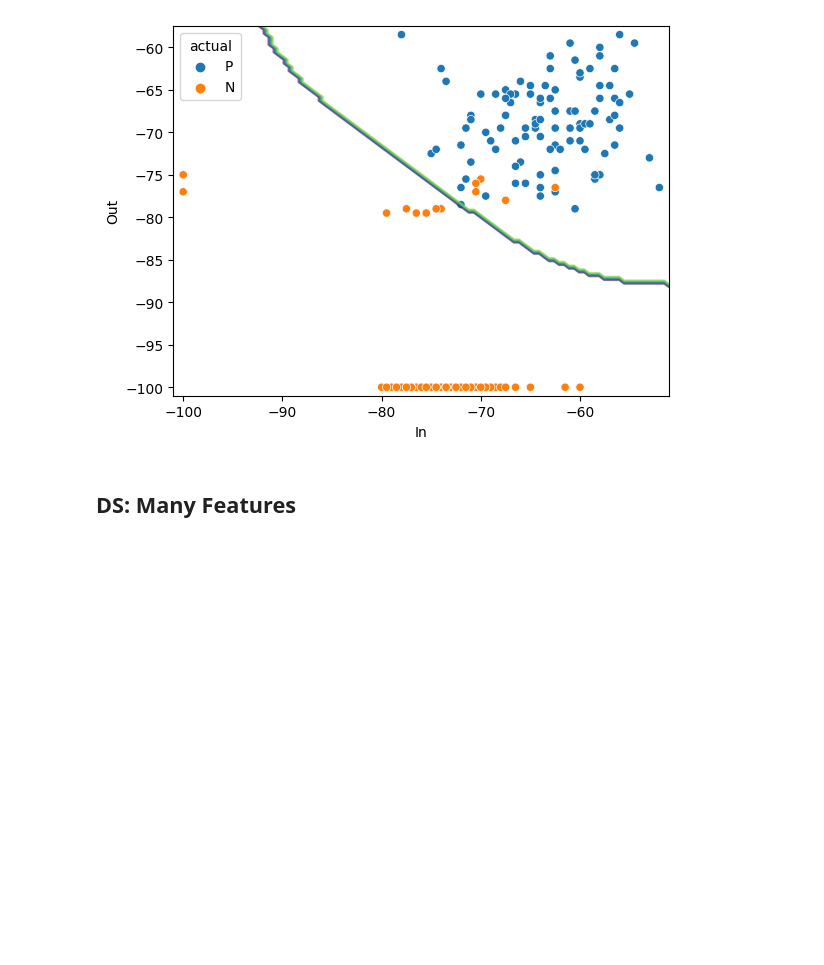
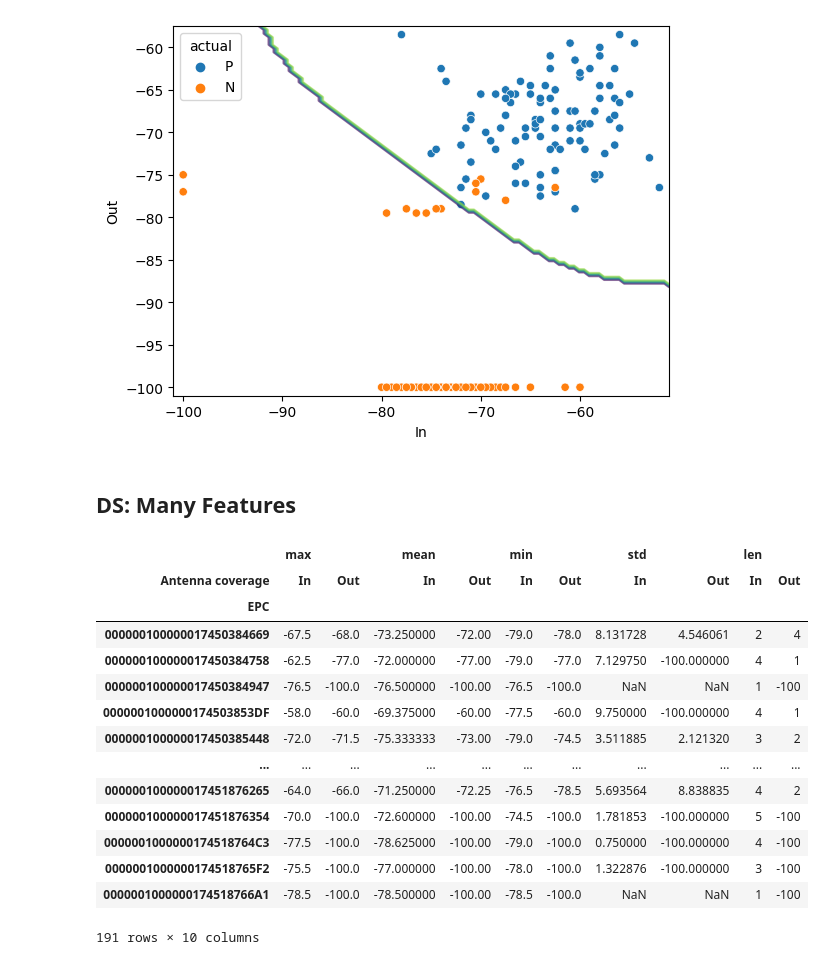
Before and after one commit to gael-mehdi/RFID-analyse-experience-1, a Jupyter notebook: analyse.ipynb, the cells around one changed output. Saved outputs shown, nothing was run; the diff lists cells and outputs as text; code cells hidden in the pictures; blank space fills up the shorter version.

```diff
--- a/analyse.ipynb
+++ b/analyse.ipynb
@@ -636,4 +636,21 @@ sns.scatterplot(data = ds, x="In", y="Out", hue="actual")
 # %% [markdown]
 ## DS: Many Features
 # %%
-pd.pivot_table(tags, index="EPC", columns="Antenna", values="RSSI", aggfunc="max")
+ds = pd.pivot_table(tags, index="EPC", columns="Antenna coverage", values="RSSI", aggfunc=["max", "mean", "min", "std", len], fill_value=-100)
+ds
+# %% [output]
+|  | max |  | mean |  | min |  | std |  | len |  |
+| Antenna coverage | In | Out | In | Out | In | Out | In | Out | In | Out |
+| EPC |  |  |  |  |  |  |  |  |  |  |
+| 000000100000017450384669 | -67.5 | -68.0 | -73.250000 | -72.00 | -79.0 | -78.0 | 8.131728 | 4.546061 | 2 | 4 |
+| 000000100000017450384758 | -62.5 | -77.0 | -72.000000 | -77.00 | -79.0 | -77.0 | 7.129750 | -100.000000 | 4 | 1 |
+| 000000100000017450384947 | -76.5 | -100.0 | -76.500000 | -100.00 | -76.5 | -100.0 | NaN | NaN | 1 | -100 |
+| 0000001000000174503853DF | -58.0 | -60.0 | -69.375000 | -60.00 | -77.5 | -60.0 | 9.750000 | -100.000000 | 4 | 1 |
+| 000000100000017450385448 | -72.0 | -71.5 | -75.333333 | -73.00 | -79.0 | -74.5 | 3.511885 | 2.121320 | 3 | 2 |
+| ... | ... | ... | ... | ... | ... | ... | ... | ... | ... | ... |
+| 000000100000017451876265 | -64.0 | -66.0 | -71.250000 | -72.25 | -76.5 | -78.5 | 5.693564 | 8.838835 | 4 | 2 |
+| 000000100000017451876354 | -70.0 | -100.0 | -72.600000 | -100.00 | -74.5 | -100.0 | 1.781853 | -100.000000 | 5 | -100 |
+| 0000001000000174518764C3 | -77.5 | -100.0 | -78.625000 | -100.00 | -79.0 | -100.0 | 0.750000 | -100.000000 | 4 | -100 |
+| 0000001000000174518765F2 | -75.5 | -100.0 | -77.000000 | -100.00 | -78.0 | -100.0 | 1.322876 | -100.000000 | 3 | -100 |
+| 0000001000000174518766A1 | -78.5 | -100.0 | -78.500000 | -100.00 | -78.5 | -100.0 | NaN | NaN | 1 | -100 |
+191 rows × 10 columns
```
Also changed, not shown: parts of 2 cells of this notebook.
